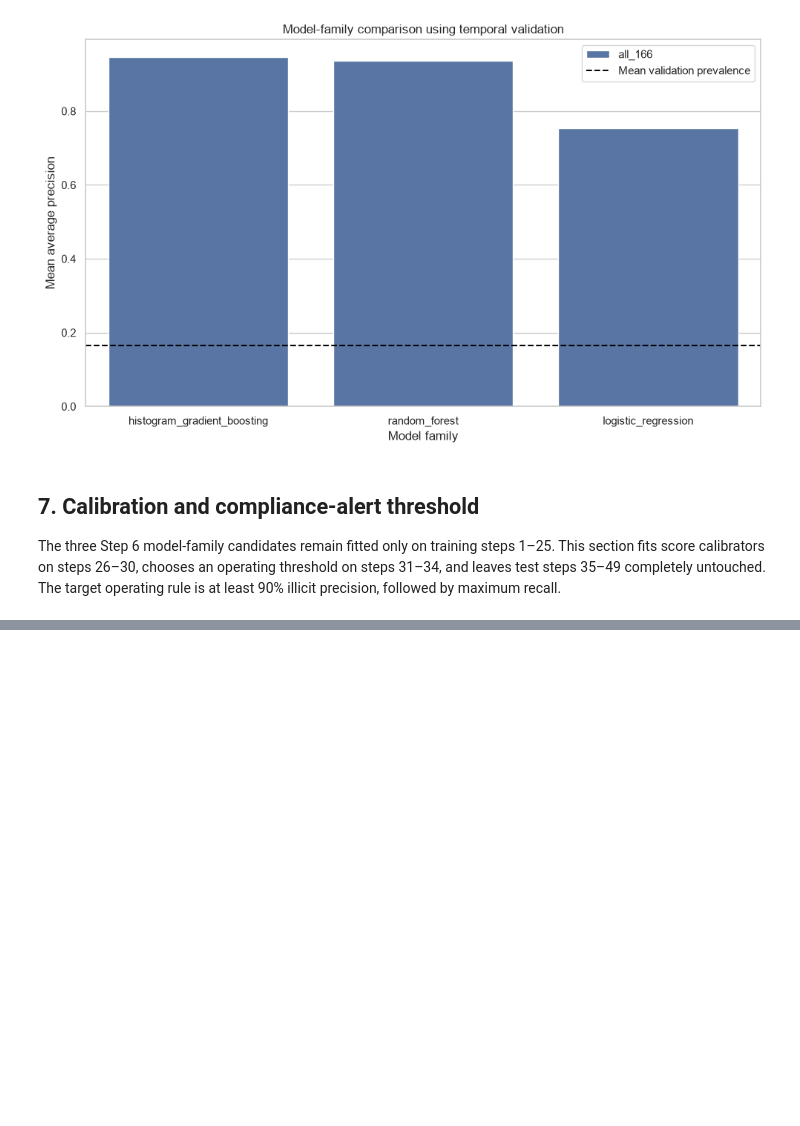
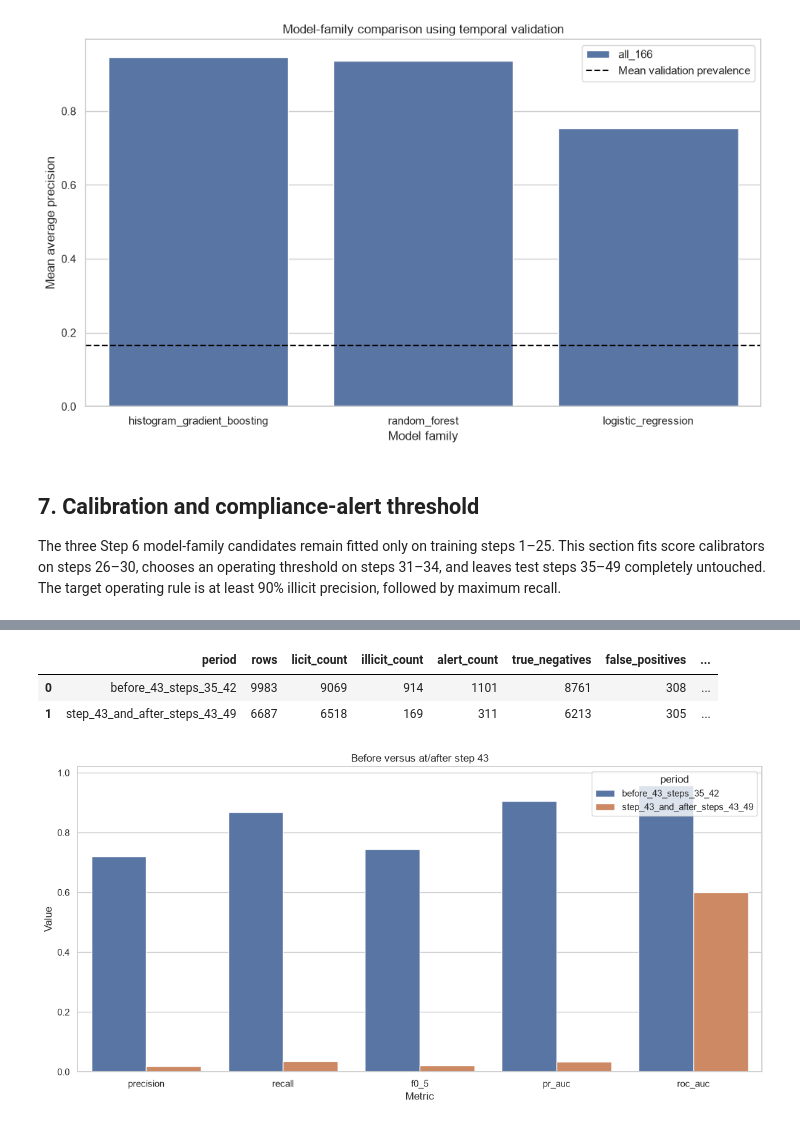
Before and after one commit to afrazahmad-hub/crypto-AML-transaction-monitoring, a Jupyter notebook: notebooks/main.ipynb, the cells around one changed output, grey strips where cells are left out. Drawn from its saved outputs; the diff is of its cells as text; code cells hidden in the pictures; blank space fills up the shorter version.

```diff
--- a/notebooks/main.ipynb
+++ b/notebooks/main.ipynb
@@ -3781,0 +4038,27 @@ plt.show()
+# %%
+step43_analysis_df = final_test_predictions_df.copy()
+step43_analysis_df["period"] = np.where(
+    step43_analysis_df["time_step"] < 43,
+    "before_43_steps_35_42",
+    "step_43_and_after_steps_43_49",
+)
+step43_period_results_df = pd.DataFrame([
+    {"period": period, **calculate_final_test_metrics(frame)}
+    for period, frame in step43_analysis_df.groupby("period", sort=False)
+])
+display(step43_period_results_df.round(5))
+step43_plot_df = step43_period_results_df.melt(
+    id_vars="period",
+    value_vars=["precision", "recall", "f0_5", "pr_auc", "roc_auc"],
+    var_name="metric", value_name="value",
+)
+fig, ax = plt.subplots(figsize=(12, 6))
+sns.barplot(data=step43_plot_df, x="metric", y="value", hue="period", ax=ax)
+ax.set(title="Before versus at/after step 43", xlabel="Metric", ylabel="Value", ylim=(0, 1.02))
+plt.tight_layout()
+plt.show()
+# %% [output]
+|  | period | rows | licit_count | illicit_count | alert_count | true_negatives | false_positives | ... |
+| 0 | before_43_steps_35_42 | 9983 | 9069 | 914 | 1101 | 8761 | 308 | ... |
+| 1 | step_43_and_after_steps_43_49 | 6687 | 6518 | 169 | 311 | 6213 | 305 | ... |
+[figure, added]
```
Also changed, not shown: parts of 30 cells of this notebook, 12 other files.
